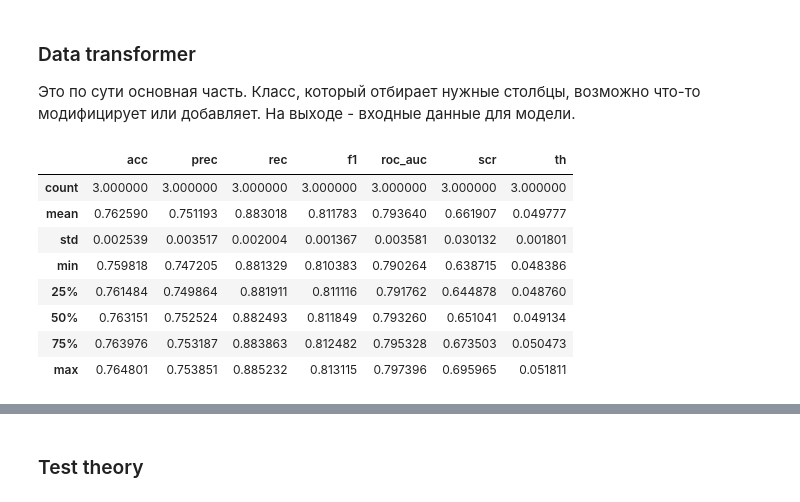
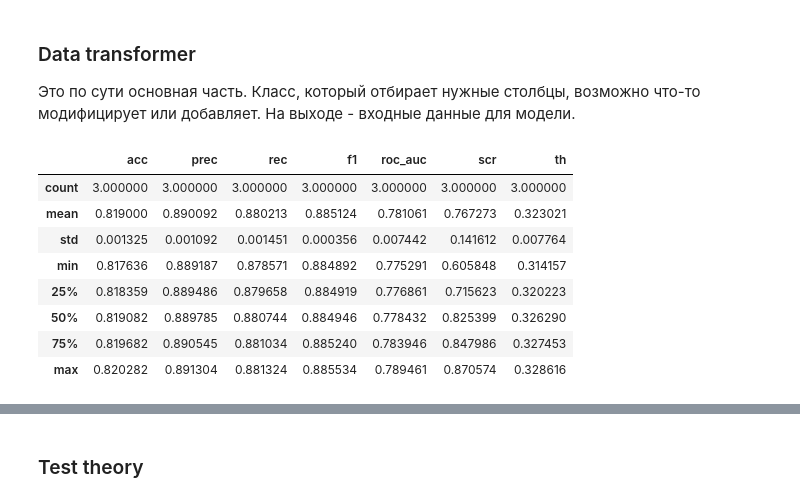
Before and after one commit to almaslov/idao2019, a Jupyter notebook: 12_tuning_xgb.ipynb, the cells around one changed output, grey strips where cells are left out. Saved outputs shown, nothing was run; the diff lists cells and outputs as text; code cells hidden in the pictures.

```diff
--- a/12_tuning_xgb.ipynb
+++ b/12_tuning_xgb.ipynb
@@ -48,6 +48,6 @@ def ndprint(a, precision=3):
 %%time
 used_cols = xyz_cols + mom_cols + hit_type_cols + dxyz_cols + exy_cols + edxy_cols + hit_stats_cols + t_cols + ncl_cols + avg_cs_cols
 global_feature_importance = None
-train, train_foi = read_train(used_cols, 1000000)
+train, train_foi = read_train(used_cols, 2000000)
 display(train.shape, count_classes(train))
 # %% [output]
@@ -525,7 +410,7 @@ def filter_unimportant_features(features):
     if global_feature_importance is None:
         return features
     fscore = global_feature_importance
-#     return [col for col in features if col not in fscore.index or fscore.loc[col, 'score'] > 0.006]
+    return [col for col in features if col not in fscore.index or fscore.loc[col, 'score'] > 0.00]
     return features
 
 class DataTransformer(TransformerMixin):
@@ -533,39 +418,38 @@ class DataTransformer(TransformerMixin):
         self.featurizers = featurizers
 
     def fit(self, data, y=None):
         return self
 
     def transform(self, data):
         data = data.copy()
         features = [] + mom_cols + hit_type_cols + exy_cols + edxy_cols + hit_stats_cols + t_cols + ncl_cols + avg_cs_cols + dxyz_cols
         features = filter_unimportant_features(features)
         self.origin_features = features.copy()
 
         add_coses(data, features)
         add_mse(data, features)
         add_normed_err(data, features)
         add_dll(data, features)
         add_errs(data, features)
         add_velocity(data, features)
 
         if not features:
             raise('no features')
 
         features = filter_unimportant_features(features)
         self.new_features = features[len(self.origin_features):]
         self.features = self.origin_features + self.new_features
         return data[features].values
 
-df_scores, feature_importance = cross_validate(train, n_estimators=10, n_splits=3, n_rows=200000, transformer_cls=DataTransformer)
+df_scores, feature_importance = cross_validate(train, n_estimators=10, n_splits=3, n_rows=10000, transformer_cls=DataTransformer)
 display(df_scores.describe())
-# display(feature_importance)
 # %% [output]
 |  | acc | prec | rec | f1 | roc_auc | scr | th |
 | count | 3.000000 | 3.000000 | 3.000000 | 3.000000 | 3.000000 | 3.000000 | 3.000000 |
-| mean | 0.762590 | 0.751193 | 0.883018 | 0.811783 | 0.793640 | 0.661907 | 0.049777 |
-| std | 0.002539 | 0.003517 | 0.002004 | 0.001367 | 0.003581 | 0.030132 | 0.001801 |
-| min | 0.759818 | 0.747205 | 0.881329 | 0.810383 | 0.790264 | 0.638715 | 0.048386 |
-| 25% | 0.761484 | 0.749864 | 0.881911 | 0.811116 | 0.791762 | 0.644878 | 0.048760 |
-| 50% | 0.763151 | 0.752524 | 0.882493 | 0.811849 | 0.793260 | 0.651041 | 0.049134 |
-| 75% | 0.763976 | 0.753187 | 0.883863 | 0.812482 | 0.795328 | 0.673503 | 0.050473 |
-| max | 0.764801 | 0.753851 | 0.885232 | 0.813115 | 0.797396 | 0.695965 | 0.051811 |
+| mean | 0.819000 | 0.890092 | 0.880213 | 0.885124 | 0.781061 | 0.767273 | 0.323021 |
+| std | 0.001325 | 0.001092 | 0.001451 | 0.000356 | 0.007442 | 0.141612 | 0.007764 |
+| min | 0.817636 | 0.889187 | 0.878571 | 0.884892 | 0.775291 | 0.605848 | 0.314157 |
+| 25% | 0.818359 | 0.889486 | 0.879658 | 0.884919 | 0.776861 | 0.715623 | 0.320223 |
+| 50% | 0.819082 | 0.889785 | 0.880744 | 0.884946 | 0.778432 | 0.825399 | 0.326290 |
+| 75% | 0.819682 | 0.890545 | 0.881034 | 0.885240 | 0.783946 | 0.847986 | 0.327453 |
+| max | 0.820282 | 0.891304 | 0.881324 | 0.885534 | 0.789461 | 0.870574 | 0.328616 |
```
Also changed, not shown: parts of 8 cells of this notebook, 5 other files.
